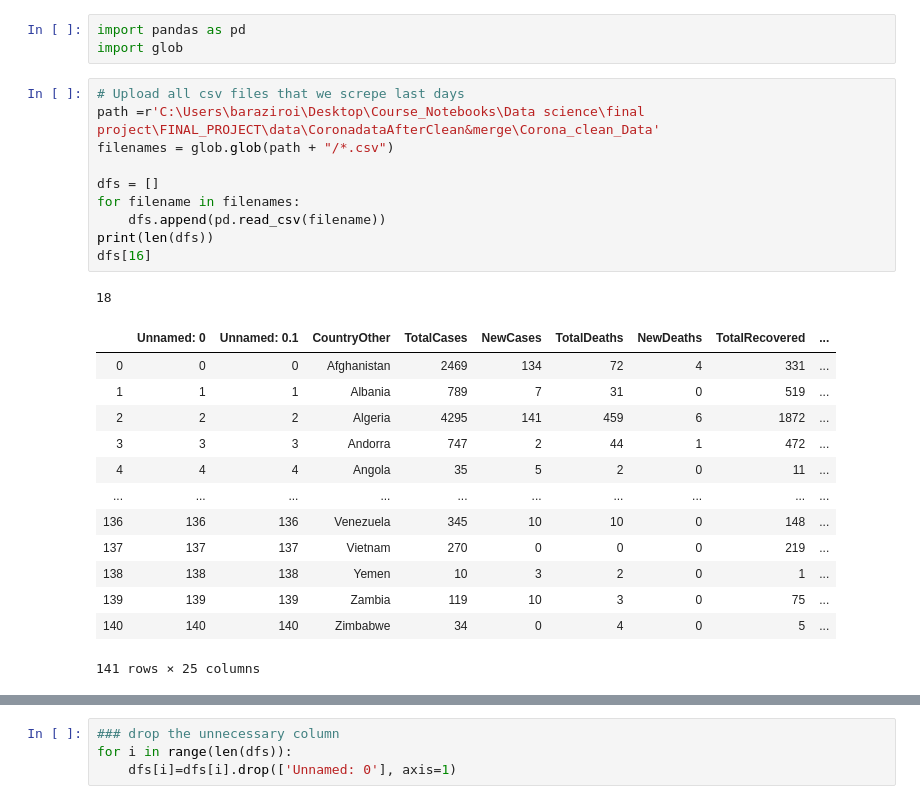
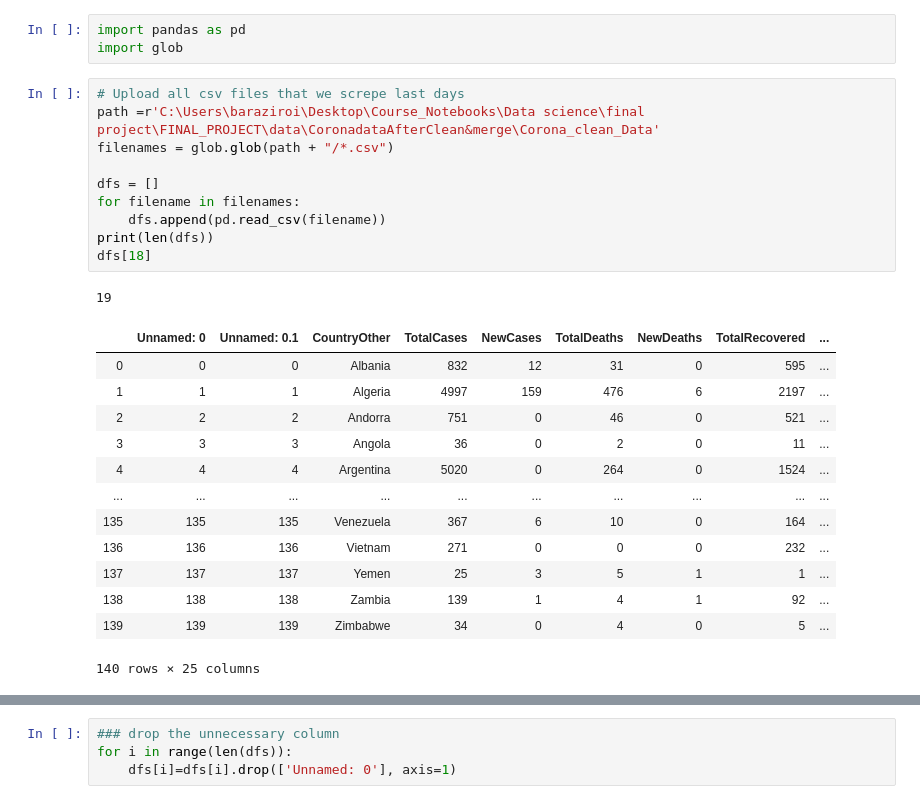
Before and after one commit to roibar81/covid-prdiction-machine-learning, a Jupyter notebook: Arrange_data_frames_for_regression.ipynb, the cells around one changed output, grey strips where cells are left out. Saved outputs shown, nothing was run; the diff lists cells and outputs as text.

```diff
--- a/Arrange_data_frames_for_regression.ipynb
+++ b/Arrange_data_frames_for_regression.ipynb
@@ -4,25 +4,25 @@ import glob
 # %%
 # Upload all csv files that we screpe last days
 path =r'C:\Users\baraziroi\Desktop\Course_Notebooks\Data science\final project\FINAL_PROJECT\data\CoronadataAfterClean&merge\Corona_clean_Data'
 filenames = glob.glob(path + "/*.csv")
 
 dfs = []
 for filename in filenames:
     dfs.append(pd.read_csv(filename))
 print(len(dfs))
-dfs[16]
+dfs[18]
 # %% [output]
-18
+19
 |  | Unnamed: 0 | Unnamed: 0.1 | CountryOther | TotalCases | NewCases | TotalDeaths | NewDeaths | TotalRecovered | ... |
-| 0 | 0 | 0 | Afghanistan | 2469 | 134 | 72 | 4 | 331 | ... |
-| 1 | 1 | 1 | Albania | 789 | 7 | 31 | 0 | 519 | ... |
-| 2 | 2 | 2 | Algeria | 4295 | 141 | 459 | 6 | 1872 | ... |
-| 3 | 3 | 3 | Andorra | 747 | 2 | 44 | 1 | 472 | ... |
-| 4 | 4 | 4 | Angola | 35 | 5 | 2 | 0 | 11 | ... |
+| 0 | 0 | 0 | Albania | 832 | 12 | 31 | 0 | 595 | ... |
+| 1 | 1 | 1 | Algeria | 4997 | 159 | 476 | 6 | 2197 | ... |
+| 2 | 2 | 2 | Andorra | 751 | 0 | 46 | 0 | 521 | ... |
+| 3 | 3 | 3 | Angola | 36 | 0 | 2 | 0 | 11 | ... |
+| 4 | 4 | 4 | Argentina | 5020 | 0 | 264 | 0 | 1524 | ... |
 | ... | ... | ... | ... | ... | ... | ... | ... | ... | ... |
-| 136 | 136 | 136 | Venezuela | 345 | 10 | 10 | 0 | 148 | ... |
-| 137 | 137 | 137 | Vietnam | 270 | 0 | 0 | 0 | 219 | ... |
-| 138 | 138 | 138 | Yemen | 10 | 3 | 2 | 0 | 1 | ... |
-| 139 | 139 | 139 | Zambia | 119 | 10 | 3 | 0 | 75 | ... |
-| 140 | 140 | 140 | Zimbabwe | 34 | 0 | 4 | 0 | 5 | ... |
+| 135 | 135 | 135 | Venezuela | 367 | 6 | 10 | 0 | 164 | ... |
+| 136 | 136 | 136 | Vietnam | 271 | 0 | 0 | 0 | 232 | ... |
+| 137 | 137 | 137 | Yemen | 25 | 3 | 5 | 1 | 1 | ... |
+| 138 | 138 | 138 | Zambia | 139 | 1 | 4 | 1 | 92 | ... |
+| 139 | 139 | 139 | Zimbabwe | 34 | 0 | 4 | 0 | 5 | ... |
-141 rows × 25 columns
+140 rows × 25 columns
```
Also changed, not shown: parts of 7 cells of this notebook, 14 other files.
